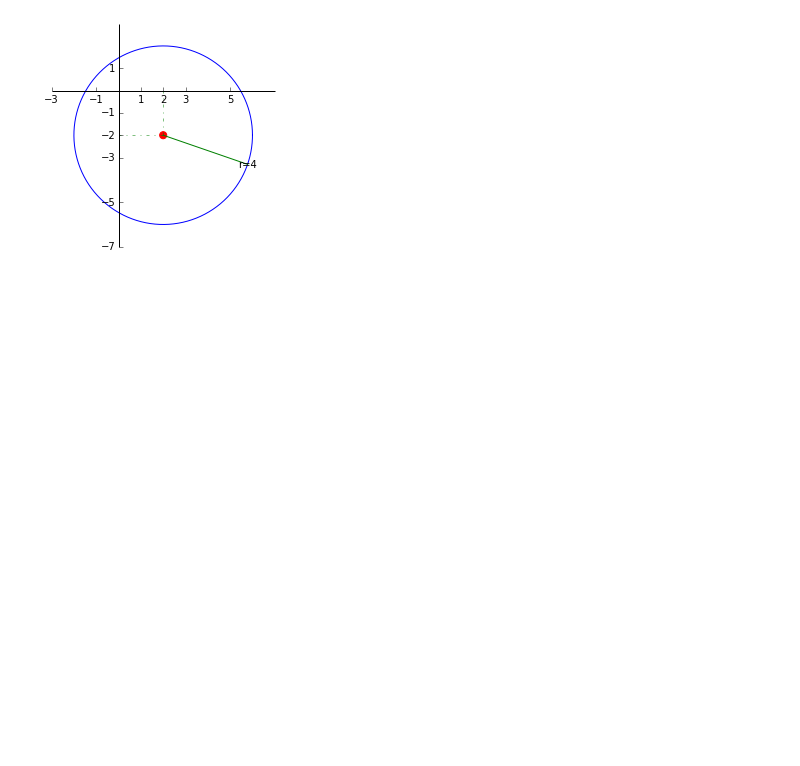
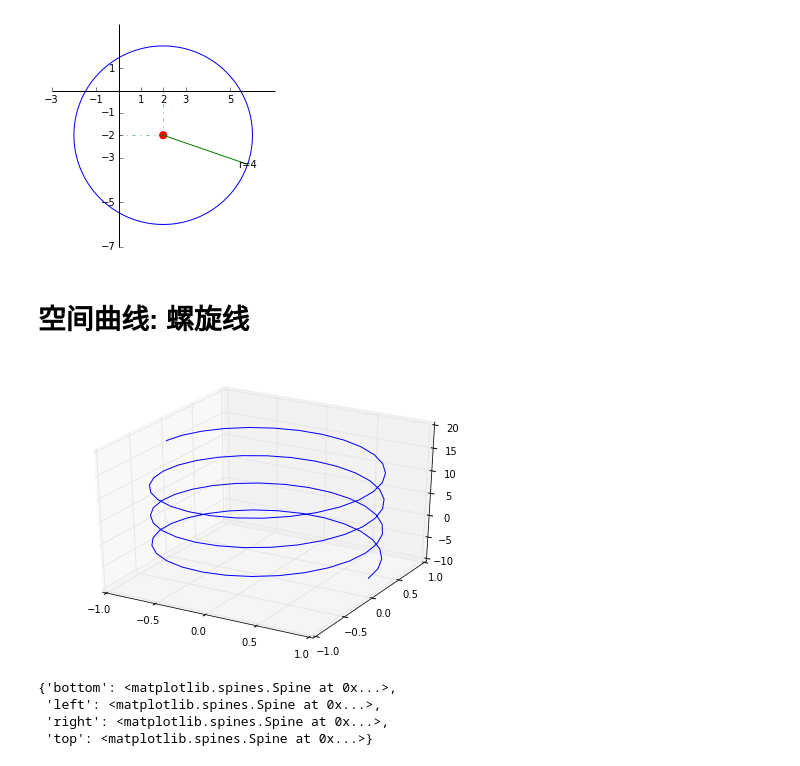
Before and after one commit to dengdan/blog_posts, a Jupyter notebook: math/curves.ipynb, the cells around one changed output. Saved outputs shown, nothing was run; the diff lists cells and outputs as text; code cells hidden in the pictures; blank space fills up the shorter version.

Commit message:
add spiral

```diff
--- a/math/curves.ipynb
+++ b/math/curves.ipynb
@@ -75,3 +77,30 @@ ax.annotate(note, xy=((x[-20]), (y[-20])), xycoords='data',
 plt.savefig("./circle.png")
 # %% [output]
 [figure]
+# %% [markdown]
+# 空间曲线: 螺旋线
+# %%
+import numpy as np
+import matplotlib.pyplot as plt
+from mpl_toolkits.mplot3d import Axes3D
+
+fig = plt.figure()
+ax = Axes3D(fig)
+
+t = np.linspace(-2, 5, 100)*np.pi;
+r = 1;
+x = r * np.cos(t);
+y = r * np.sin(t);
+z = t;
+ax.plot(x,y,z);
+
+plt.savefig('../spiral.png')
+# %% [output]
+[figure, added]
+# %%
+ax.spines
+# %% [output]
+{'bottom': <matplotlib.spines.Spine at 0x...>,
+ 'left': <matplotlib.spines.Spine at 0x...>,
+ 'right': <matplotlib.spines.Spine at 0x...>,
+ 'top': <matplotlib.spines.Spine at 0x...>}
```
Also changed, not shown: parts of 1 cell of this notebook, 2 other files.
